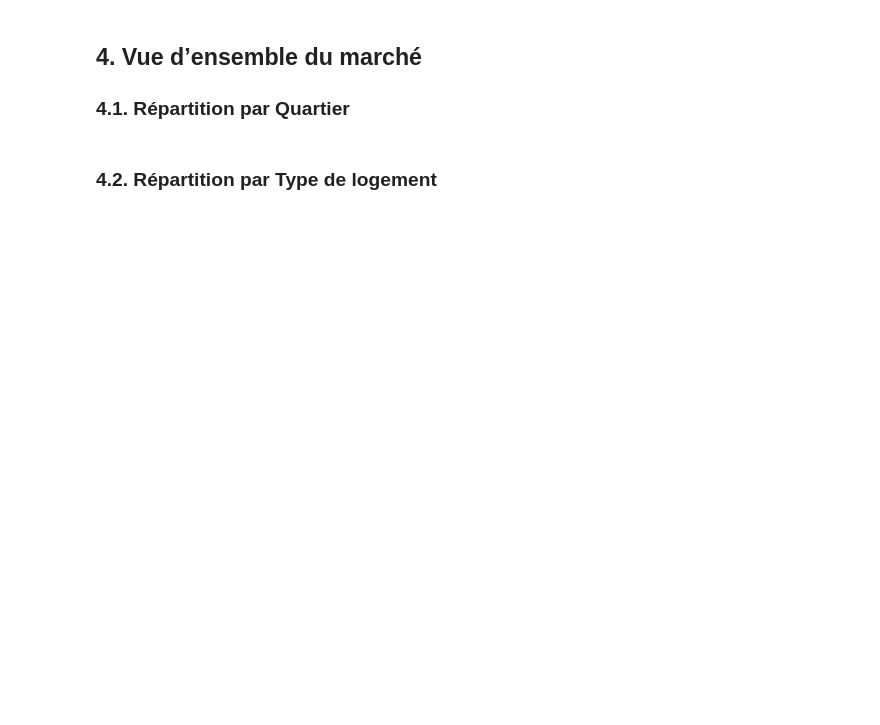
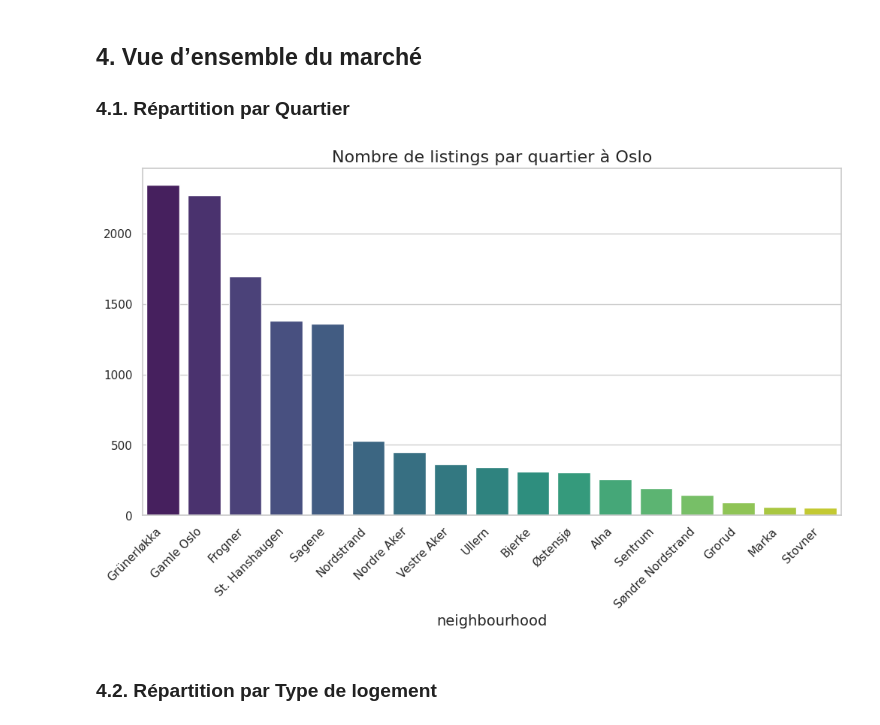
Before and after one commit to PercyaDJ/dossier-iae, a Jupyter notebook: oslo_airbnb_EDA.ipynb, the cells around one changed output. Drawn from its saved outputs; the diff is of its cells as text; code cells hidden in the pictures; blank space fills up the shorter version.

```diff
--- a/oslo_airbnb_EDA.ipynb
+++ b/oslo_airbnb_EDA.ipynb
@@ -34,12 +33,10 @@ plt.rcParams['axes.titlesize'] = 16
 plt.rcParams['axes.labelsize'] = 14
 # %%
 try:
-    csv_url = "https://raw.githubusercontent.com/PercyaDJ/dossier-iae/refs/heads/main/listings.csv"
-    df_raw = pd.read_csv(csv_url)
+    df_raw = pd.read_csv('listings.csv')
     print("Données chargées avec succès (local) !")
 except FileNotFoundError:
     try:
-        # Fallback URL si local absent (pour portabilité)
         url = 'https://raw.githubusercontent.com/PercyaDJ/dossier-iae/refs/heads/main/listings.csv'
         df_raw = pd.read_csv(url)
         print("Données chargées avec succès (depuis GitHub) !")
@@ -88,11 +134,19 @@ df.describe()
 # %%
 nb_counts = df['neighbourhood'].value_counts()
 
 plt.figure(figsize=(12, 6))
-sns.barplot(x=nb_counts.index, y=nb_counts.values, palette='viridis')
+sns.barplot(
+    x=nb_counts.index,
+    y=nb_counts.values,
+    hue=nb_counts.index,
+    palette='viridis',
+    legend=False
+)
 plt.xticks(rotation=45, ha='right')
 plt.title('Nombre de listings par quartier à Oslo')
 plt.show()
+# %% [output]
+[figure, added]
 # %% [markdown]
 ### 4.2. Répartition par Type de logement
 # %%
```
Also changed, not shown: parts of 25 cells of this notebook.
